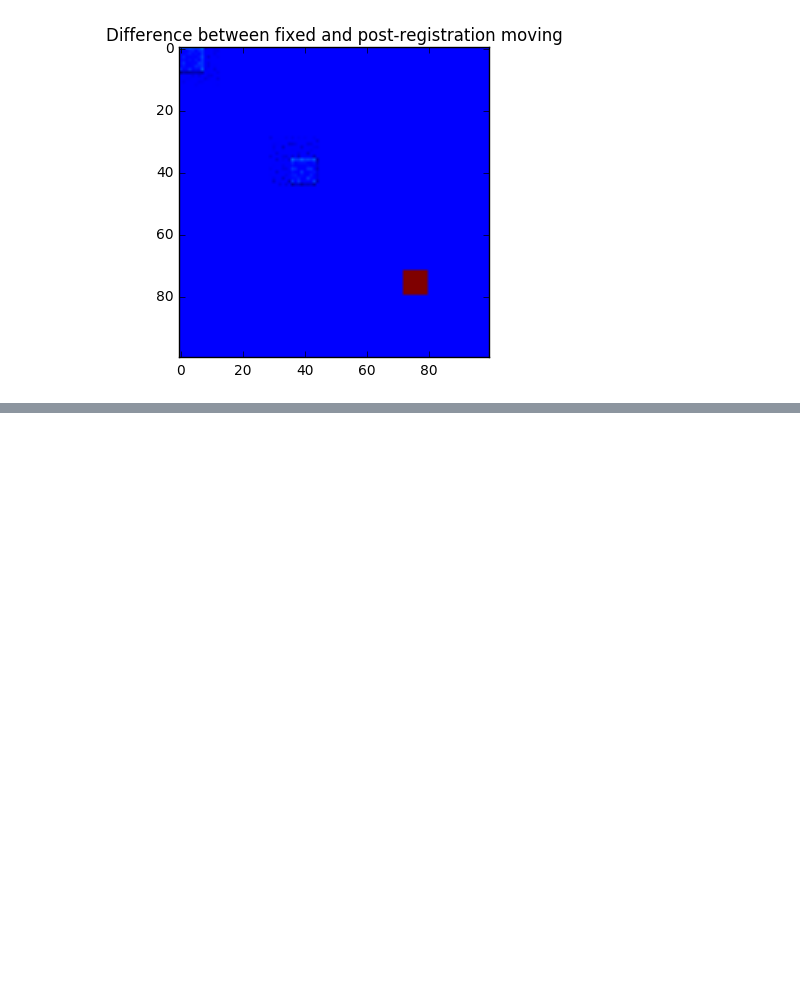
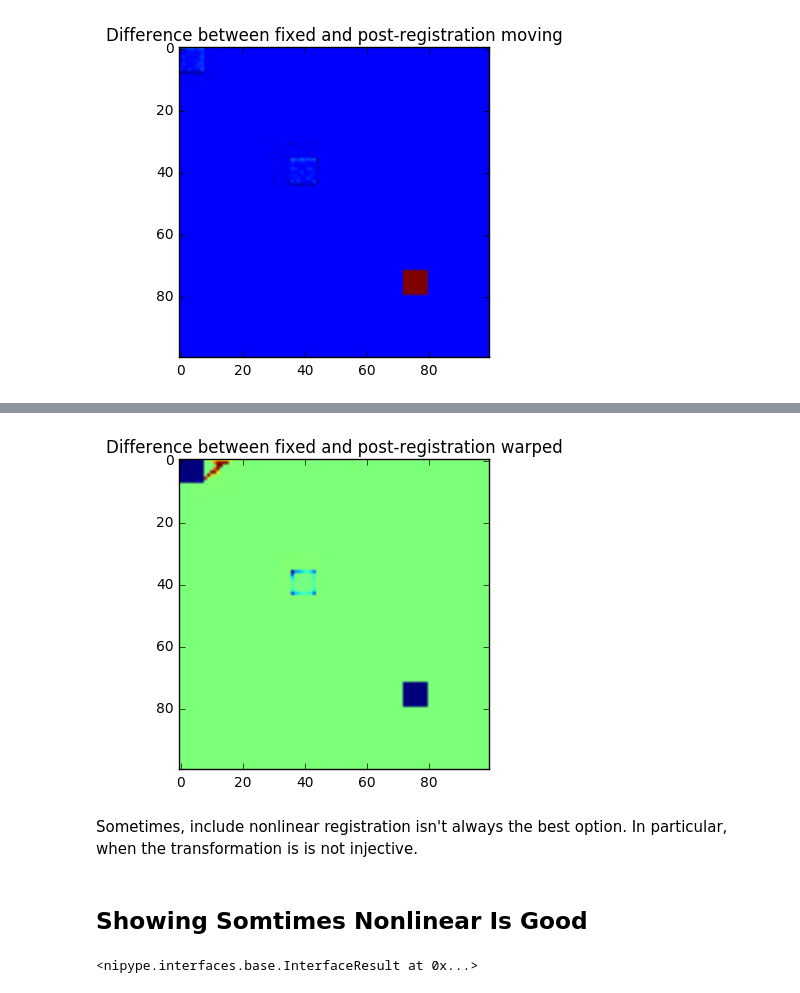
Before and after one commit to NeuroDataDesign/pan-synapse, a Jupyter notebook: background/ANTs_Registration.ipynb, the cells around one changed output, grey strips where cells are left out. Cells and saved outputs as stored; diff of their text form; code cells hidden in the pictures; blank space fills up the shorter version.

```diff
--- a/background/ANTs_Registration.ipynb
+++ b/background/ANTs_Registration.ipynb
@@ -241,0 +287,11 @@ plt.show()
+# %%
+easyDifference = img_data_diff/256 - simBadFixed
+plt.imshow(easyDifference)
+plt.title('Difference between fixed and post-registration warped')
+plt.show()
+# %% [output]
+[figure, added]
+# %% [markdown]
+Sometimes, include nonlinear registration isn't always the best option. In particular, when the transformation is is not injective.
+# %% [markdown]
+## Showing Somtimes Nonlinear Is Good
@@ -241,0 +324,4 @@ plt.show()
+# %%
+reg.run()
+# %% [output]
+<nipype.interfaces.base.InterfaceResult at 0x...>
```
Also changed, not shown: parts of 10 cells of this notebook, 7 other files.
